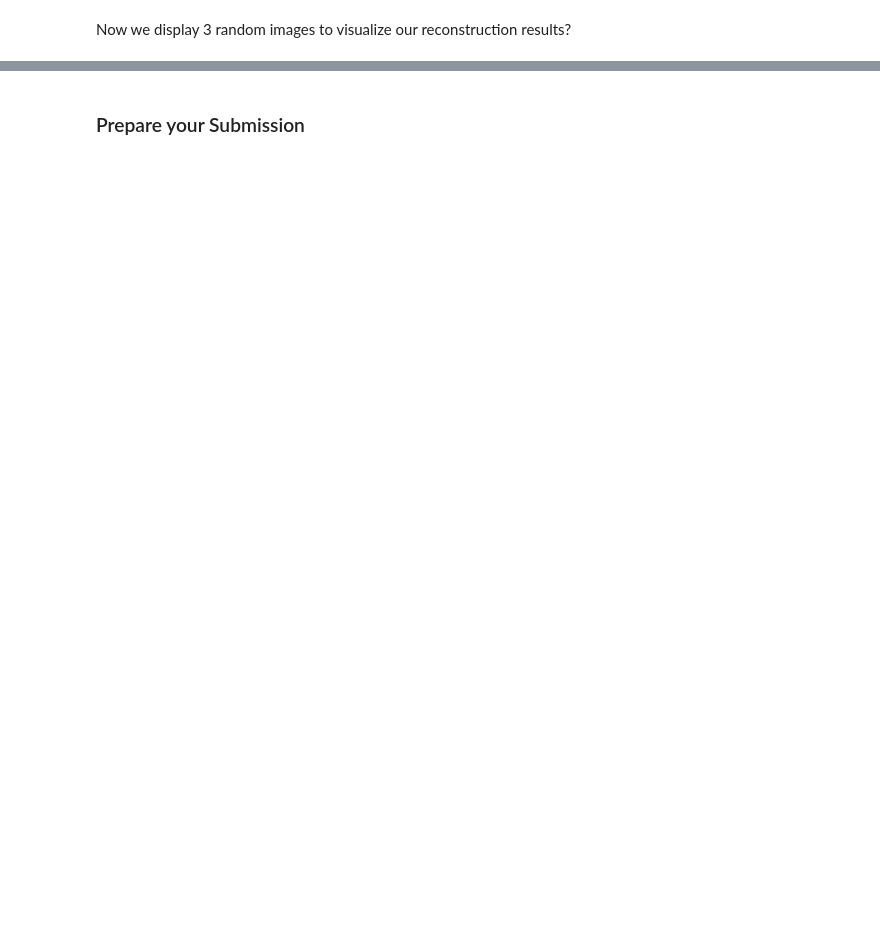
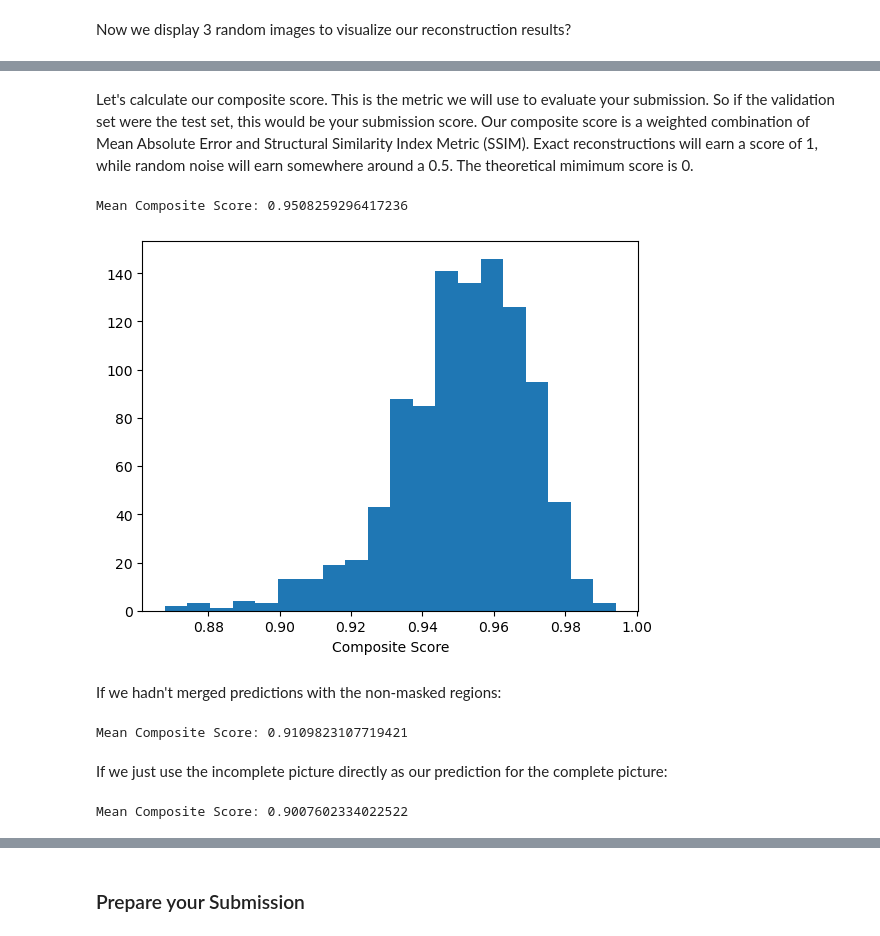
Before and after one commit to Lyleregenwetter/CP3-Internal, a Jupyter notebook: starter_notebook.ipynb, the cells around one changed output, grey strips where cells are left out. Cells and saved outputs as stored; diff of their text form; code cells hidden in the pictures; blank space fills up the shorter version.

```diff
--- a/starter_notebook.ipynb
+++ b/starter_notebook.ipynb
@@ -192,7 +192,6 @@ class Encoder(nn.Module):
         logvar = self.fc_var(x)
         return mu, logvar
 
-
 class Decoder(nn.Module):
     def __init__(self, latent_dim):
         super().__init__()
@@ -217,6 +216,7 @@ class Decoder(nn.Module):
         x = F.relu(self.upconv3(x))
         x = self.upconv4(x)  # Sigmoid for output in range [0, 1]
         return x
+
 class VAE(nn.Module):
     def __init__(self, latent_dim=128):
         super(VAE, self).__init__()
@@ -255,8 +255,7 @@ class VAE(nn.Module):
 
 
 def vae_loss(recon_x, x, mu, logvar):
-    # BCE = nn.BCELoss(reduction='sum')(torch.sigmoid(recon_x), x)
-    recon_loss = nn.BCELoss(reduction='mean')(recon_x, x)
+    recon_loss = F.mse_loss(recon_x, x, reduction='mean')
     KLD = -0.5 * torch.mean(1 + logvar - mu.pow(2) - logvar.exp())
     return recon_loss + KLD * 0.005
 # %%
@@ -314,7 +313,7 @@ Params size (MB): 1.42
 Estimated Total Size (MB): 1.94
 ----------------------------------------------------------------
 # %%
-optimizer = Adam(model.parameters(), lr=1e-3)
+optimizer = AdamW(model.parameters(), lr=1e-3)
 
 num_epochs = 200
 train_vae_model(train_loader, model, optimizer, num_epochs, device)
@@ -360,3 +355,28 @@ Masked images Reconstruction
+# %% [markdown]
+Let's calculate our composite score. This is the metric we will use to evaluate your submission. So if the validation set were the test set, this would be your submission score. Our composite score is a weighted combination of Mean Absolute Error and Structural Similarity Index Metric (SSIM). Exact reconstructions will earn a score of 1, while random noise will earn somewhere around a 0.5. The theoretical mimimum score is 0.
+# %%
+mean_score, scores = utils.calculate_composite_score(final_reconstructions, img_ground_truth)
+print(f"Mean Composite Score: {mean_score}")
+# %% [output]
+Mean Composite Score: 0.9508259296417236
+# %%
+plt.hist(scores, bins=20)
+plt.xlabel("Composite Score")
+plt.show()
+# %% [output]
+[figure, added]
+# %% [markdown]
+If we hadn't merged predictions with the non-masked regions:
+# %%
+print(f"Mean Composite Score: {utils.calculate_composite_score(to_rgb(recon_masked_images), img_ground_truth)[0]}")
+# %% [output]
+Mean Composite Score: 0.9109823107719421
+# %% [markdown]
+If we just use the incomplete picture directly as our prediction for the complete picture:
+# %%
+print(f"Mean Composite Score: {utils.calculate_composite_score(to_rgb(masked_img_npy), img_ground_truth)[0]}")
+# %% [output]
+Mean Composite Score: 0.9007602334022522
 # %% [markdown]
 ### How can I improve this model??
 
```
Also changed, not shown: parts of 14 cells of this notebook, 2 other files.
